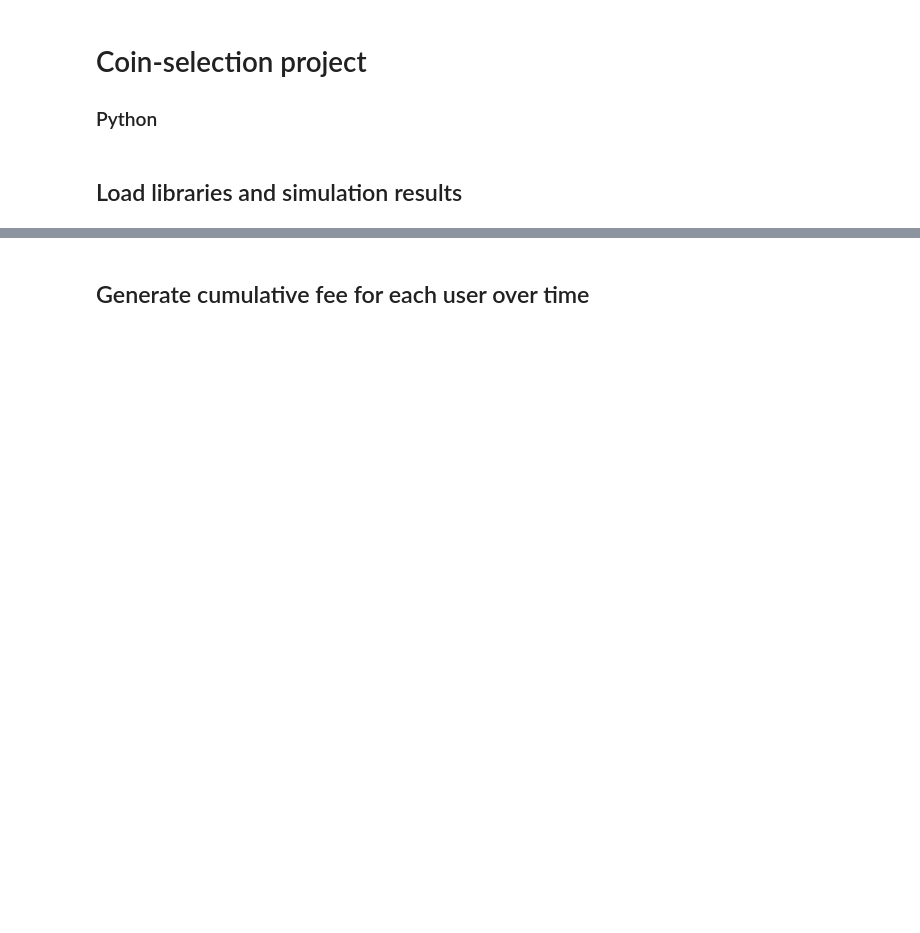
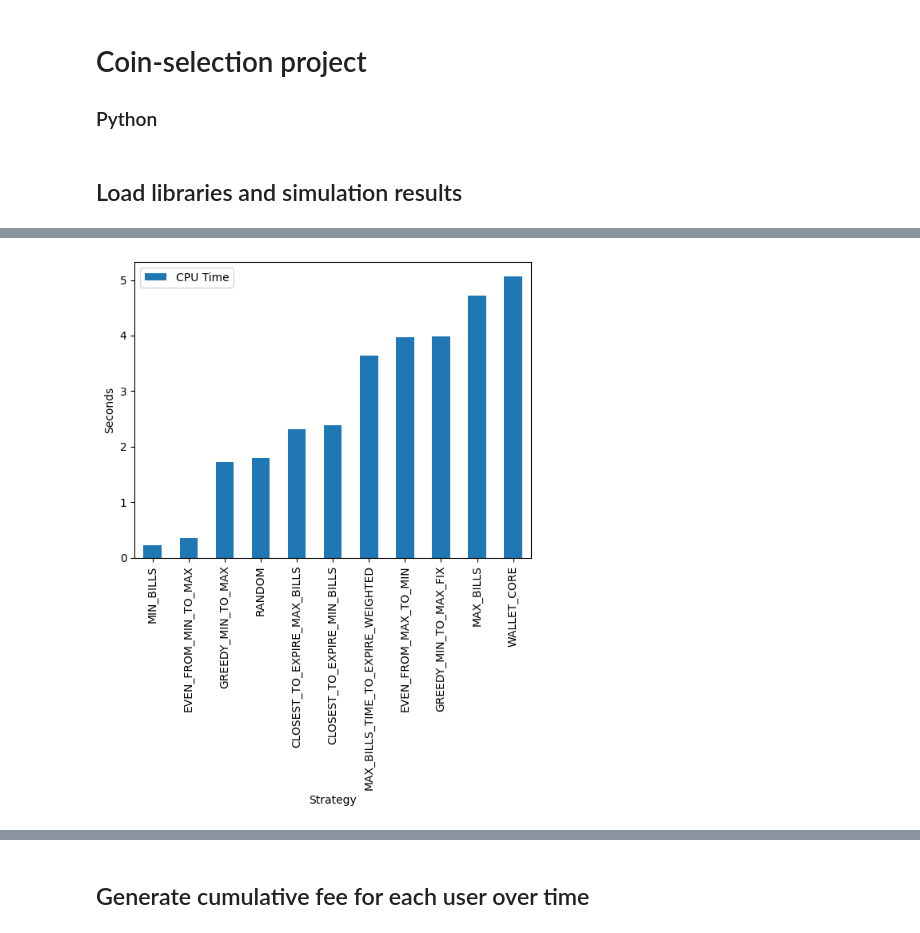
Before and after one commit to TheodorStraube/coin-selection-taler, a Jupyter notebook: coin-selection-analysis-master/analysis.ipynb, the cells around one changed output, grey strips where cells are left out. Cells and saved outputs as stored; diff of their text form; code cells hidden in the pictures; blank space fills up the shorter version.

```diff
--- a/coin-selection-analysis-master/analysis.ipynb
+++ b/coin-selection-analysis-master/analysis.ipynb
@@ -103,0 +110,25 @@ print(len_true_len(all_data, "Time"))
+# %%
+data_dir = '../coin-selection-c-master/simulation/results'
+files = os.listdir(data_dir)
+stat_files = (f for f in files if f.endswith(".ccsv"))
+
+stats = []
+
+for file_name in stat_files:
+    file_path = os.path.join(data_dir, file_name)
+    with open(file_path, 'r') as file:
+        user_type, strategy, cpu_time = file.readline().strip().split(',')
+        stats.append({
+            "UserType": user_type,
+            "Strategy": strategy,
+            "CPU Time": float(cpu_time)
+        })
+
+stat_df = pd.DataFrame(stats)
+stat_df = stat_df.sort_values(by=["CPU Time"])
+
+ax = stat_df.plot.bar(x="Strategy", ylabel="Seconds")
+fig = ax.get_figure()
+fig.savefig(f"pictures/CPUtime.png", bbox_inches='tight')
+# %% [output]
+[figure, added]
```
Also changed, not shown: parts of 13 cells of this notebook, 3 other files.
